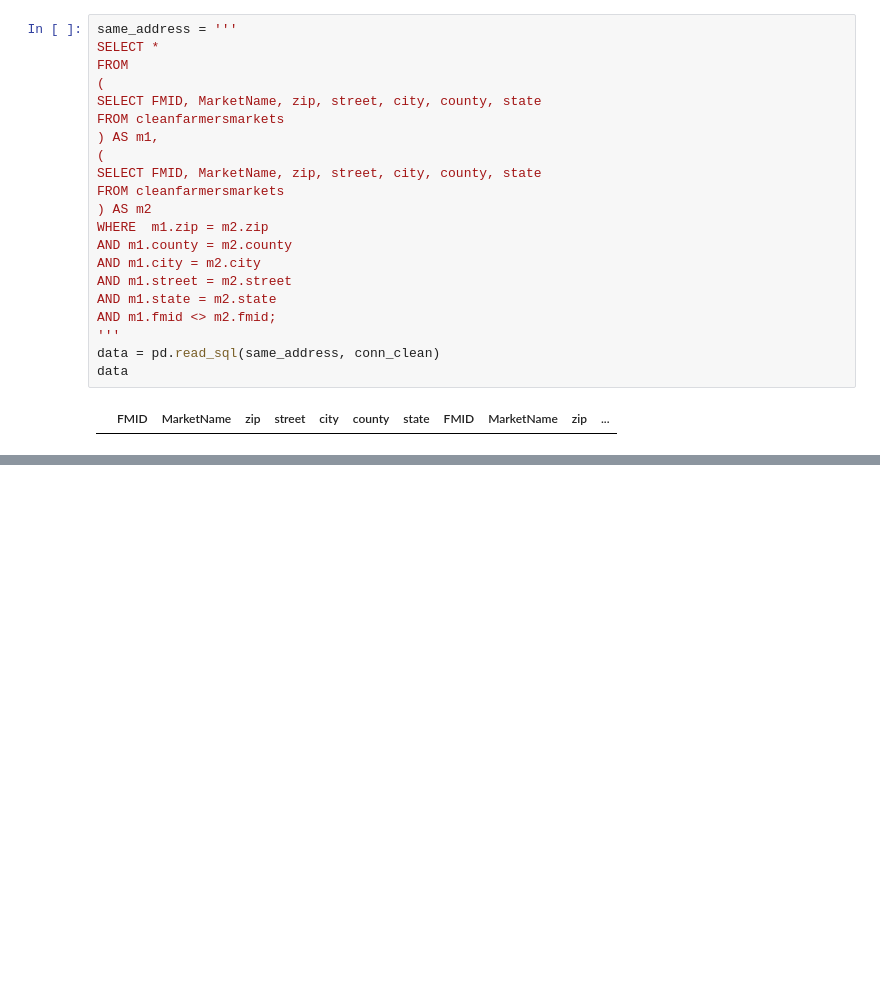
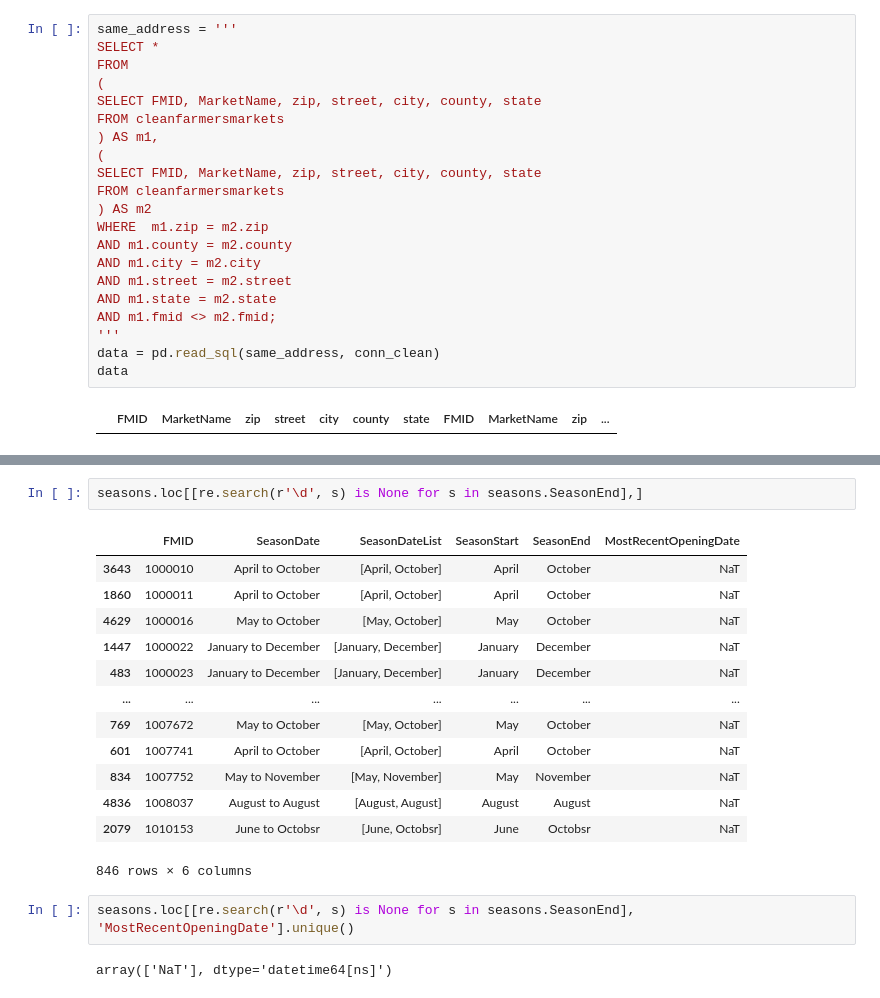
Before and after one commit to ruoyu-qian/cs513-data-cleaning, a Jupyter notebook: ic_violation.ipynb, the cells around one changed output, grey strips where cells are left out. Drawn from its saved outputs; the diff is of its cells as text; blank space fills up the shorter version.

```diff
--- a/ic_violation.ipynb
+++ b/ic_violation.ipynb
@@ -110,0 +243,20 @@ data
+# %%
+seasons.loc[[re.search(r'\d', s) is None for s in seasons.SeasonEnd],]
+# %% [output]
+|  | FMID | SeasonDate | SeasonDateList | SeasonStart | SeasonEnd | MostRecentOpeningDate |
+| 3643 | 1000010 | April to October | [April, October] | April | October | NaT |
+| 1860 | 1000011 | April to October | [April, October] | April | October | NaT |
+| 4629 | 1000016 | May to October | [May, October] | May | October | NaT |
+| 1447 | 1000022 | January to December | [January, December] | January | December | NaT |
+| 483 | 1000023 | January to December | [January, December] | January | December | NaT |
+| ... | ... | ... | ... | ... | ... | ... |
+| 769 | 1007672 | May to October | [May, October] | May | October | NaT |
+| 601 | 1007741 | April to October | [April, October] | April | October | NaT |
+| 834 | 1007752 | May to November | [May, November] | May | November | NaT |
+| 4836 | 1008037 | August to August | [August, August] | August | August | NaT |
+| 2079 | 1010153 | June to Octobsr | [June, Octobsr] | June | Octobsr | NaT |
+846 rows × 6 columns
+# %%
+seasons.loc[[re.search(r'\d', s) is None for s in seasons.SeasonEnd], 'MostRecentOpeningDate'].unique()
+# %% [output]
+array(['NaT'], dtype='datetime64[ns]')
```
Also changed, not shown: parts of 19 cells of this notebook.
